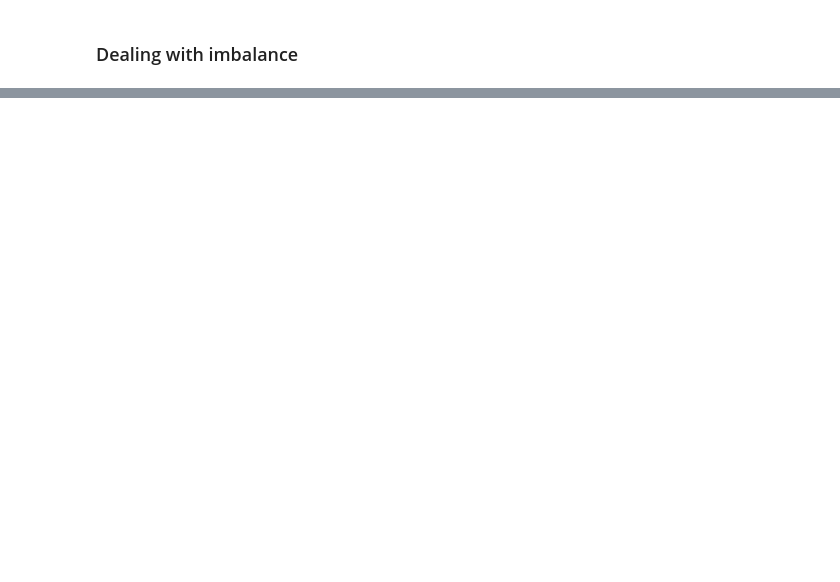
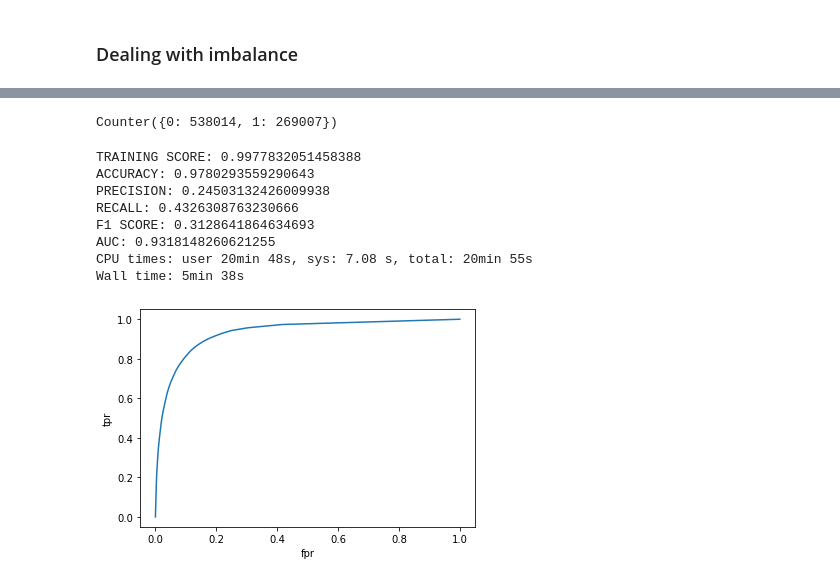
Before and after one commit to Laurajmoreno/ML_and_CRO, a Jupyter notebook: CLASSIFICATION_OPTIMIZATION_Random-Forest-with-fulldata-no-carrito-pedido.ipynb, the cells around one changed output, grey strips where cells are left out. Saved outputs shown, nothing was run; the diff lists cells and outputs as text; code cells hidden in the pictures; blank space fills up the shorter version.

```diff
--- a/CLASSIFICATION_OPTIMIZATION_Random-Forest-with-fulldata-no-carrito-pedido.ipynb
+++ b/CLASSIFICATION_OPTIMIZATION_Random-Forest-with-fulldata-no-carrito-pedido.ipynb
@@ -1630,0 +1817,7 @@ X_test_final_df
+# %%
+%%time
+
+oversample = SMOTE(sampling_strategy=0.1)
+X_train_featsel_over, y_train_over = oversample.fit_resample(X_train_final,y_train)
+counter=Counter(y_train_over)
+print(counter)
@@ -1630,0 +1828,22 @@ X_test_final_df
+# %%
+undersample = RandomUnderSampler(sampling_strategy=0.5)
+X_train_featsel_over_under, y_train_over_under = undersample.fit_resample(X_train_featsel_over, y_train_over)
+counter=Counter(y_train_over_under)
+print(counter)
+# %% [output]
+Counter({0: 538014, 1: 269007})
+# %%
+%%time
+
+clf = RandomForestClassifier(n_estimators=100,n_jobs=-1, oob_score=True,bootstrap=True,random_state=42)
+evaluate(clf,X_train_featsel_over_under, X_test_final, y_train_over_under, y_test)
+# %% [output]
+TRAINING SCORE: 0.9977832051458388
+ACCURACY: 0.9780293559290643
+PRECISION: 0.24503132426009938
+RECALL: 0.4326308763230666
+F1 SCORE: 0.3128641864634693
+AUC: 0.9318148260621255
+CPU times: user 20min 48s, sys: 7.08 s, total: 20min 55s
+Wall time: 5min 38s
+[figure, added]
```
Also changed, not shown: parts of 41 cells of this notebook, 1 other file.
